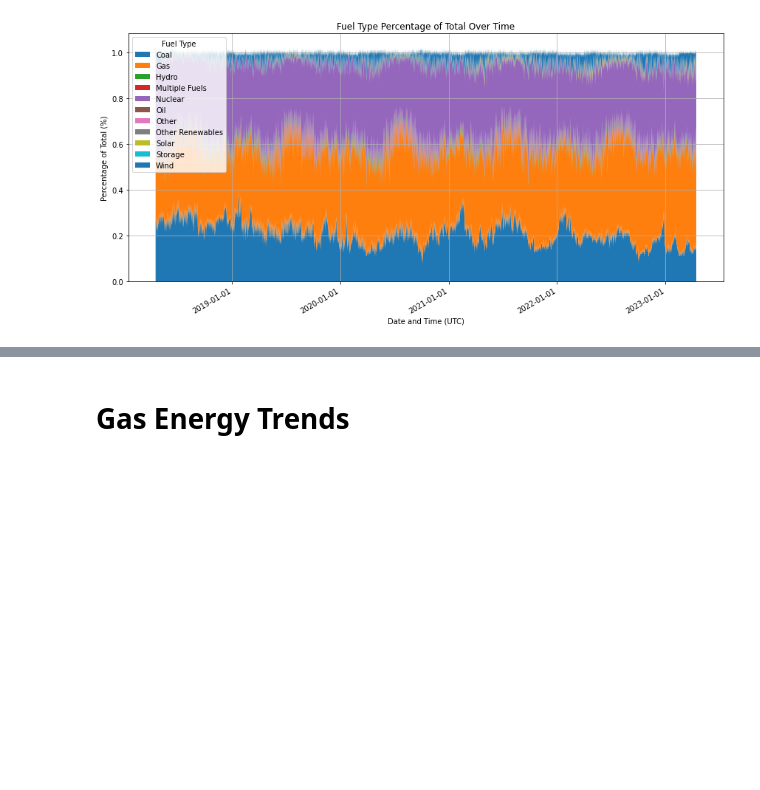
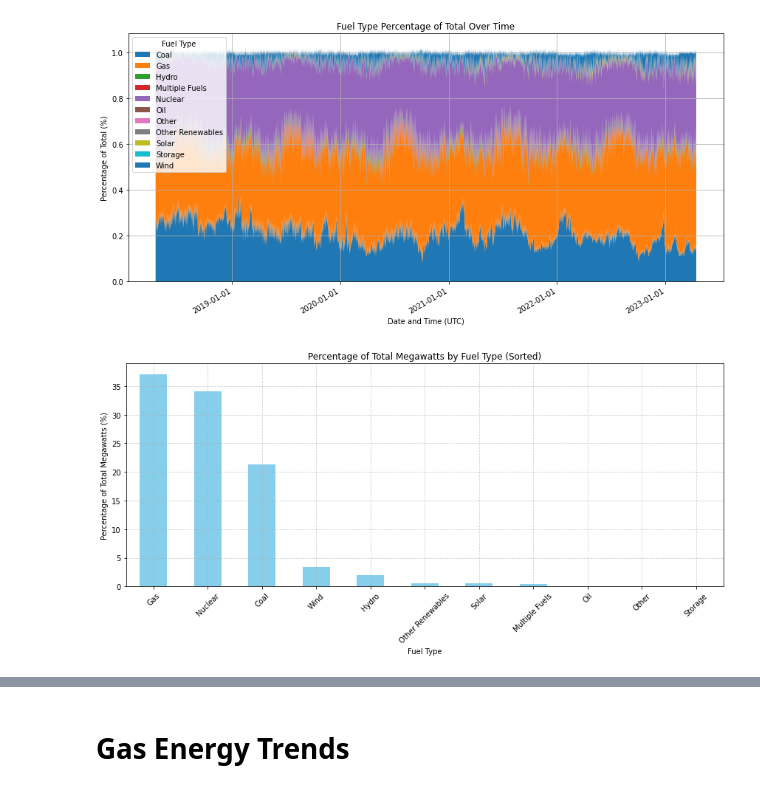
Before and after one commit to ochss/Energy, a Jupyter notebook: gen_fuel.ipynb, the cells around one changed output, grey strips where cells are left out. Drawn from its saved outputs; the diff is of its cells as text; code cells hidden in the pictures; blank space fills up the shorter version.

```diff
--- a/gen_fuel.ipynb
+++ b/gen_fuel.ipynb
@@ -27,3 +27,18 @@ plt.tight_layout()
 plt.show()
 # %% [output]
 [figure]
+# %%
+total_fuel_percentage_by_type = df.groupby('fuel_type')['fuel_percentage_of_total']
+average_fuel_percentage_by_type = total_fuel_percentage_by_type.mean().sort_values(ascending=False) * 100
+
+plt.figure(figsize=(12, 6))
+average_fuel_percentage_by_type.plot(kind='bar', color='skyblue')
+plt.title('Percentage of Total Megawatts by Fuel Type (Sorted)')
+plt.xlabel('Fuel Type')
+plt.ylabel('Percentage of Total Megawatts (%)')
+plt.xticks(rotation=45)
+plt.grid(True, linestyle='--', alpha=0.6)
+plt.tight_layout()
+plt.show()
+# %% [output]
+[figure, added]
```
Also changed, not shown: parts of 2 cells of this notebook.
